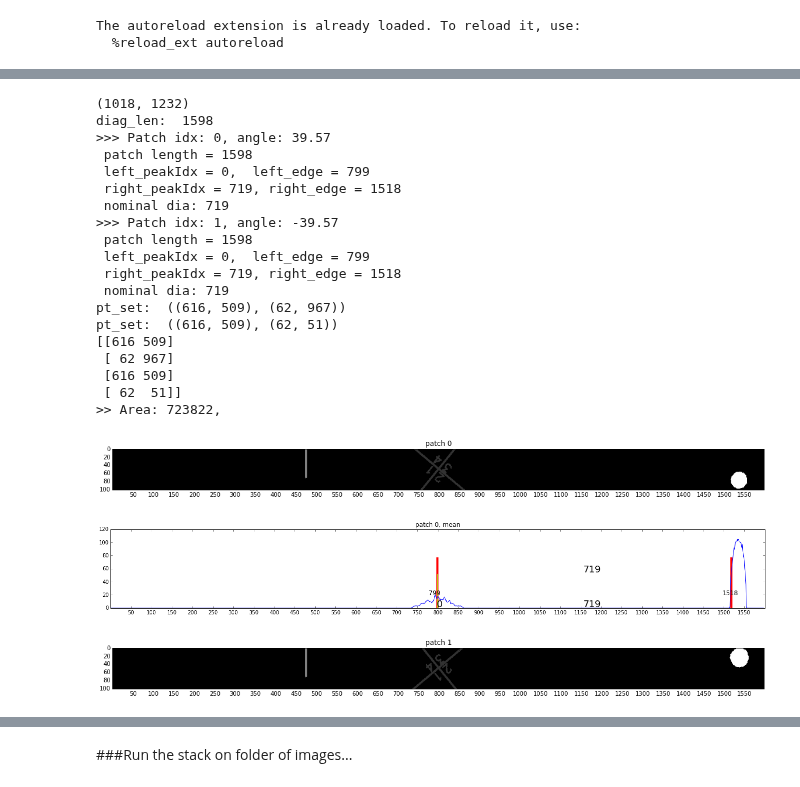
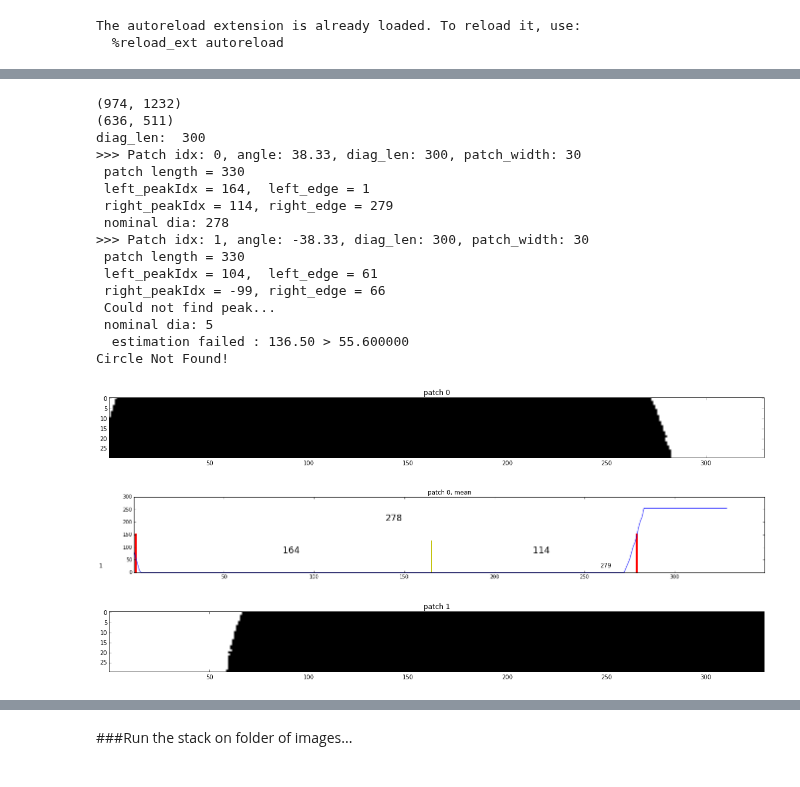
Before and after one commit to Aniruddh1/ipython-opencv-notebooks, a Jupyter notebook: notebooks/ContactFront_MR_EdgeCircles.ipynb, the cells around one changed output, grey strips where cells are left out. Saved outputs shown, nothing was run; the diff lists cells and outputs as text; code cells hidden in the pictures.

```diff
--- a/notebooks/ContactFront_MR_EdgeCircles.ipynb
+++ b/notebooks/ContactFront_MR_EdgeCircles.ipynb
@@ -17,16 +17,22 @@ import ip_routines as ip
 The autoreload extension is already loaded. To reload it, use:
   %reload_ext autoreload
 # %%
-#img_num = 275
-#img_num = 574
-#img_num = 2074
+# old video
 img_num = 2182   #centerXY = (690, 452)
 img_num = 2216   #centerXY = (748, 414), diag_len = 400
 process_img_name = ("/data/images/process_images/process_img_%d.jpg" % (img_num))
 
 img_num=30
 process_img_name = ("/data/tmp/process_img_2015-08-10_PL9_ZB09_%d.jpg" % (img_num))
+
+# from new ximea
+img_num = 3244   #centerXY = (630, 462), diag_len = 320
+process_img_name = ("/data/tmp/process_img_2015-10-28_thr_test1_%04d.png" % (img_num))
+
+process_img_name = ("/data/tmp/process_img_636-511--300.png")
+
 print process_img_name
-process_img = cv2.imread(process_img_name, -1)
+process_img = cv2.imread(process_img_name, cv2.IMREAD_GRAYSCALE)
 util.plot_imgs([(process_img, 'Process Image')], color=False)
+print process_img.shape
 # %% [output]
@@ -41,75 +96,79 @@ img = process_img.copy()
 (rows, cols) = img.shape[:2]
 print (rows, cols)
 centerXY = (cols/2, rows/2)
-#centerXY = (748, 414)
+centerXY = (636,511) # set manually...
+print centerXY
 
-cv2.line(img, (cols/2, 0), (cols/2, rows), 50, 3)
-cv2.line(img, (0, rows/2), (cols, rows/2), 50, 3)
-cv2.putText(img, "1", (centerXY[0]+5, centerXY[1]-5), cv2.FONT_HERSHEY_DUPLEX, 1, (50, 50, 50), 2)
-cv2.putText(img, "2", (centerXY[0]-25, centerXY[1]-5), cv2.FONT_HERSHEY_DUPLEX, 1, (50, 50, 50), 2)
-cv2.putText(img, "3", (centerXY[0]-25, centerXY[1]+25), cv2.FONT_HERSHEY_DUPLEX, 1, (50, 50, 50), 2)
-cv2.putText(img, "4", (centerXY[0]+5, centerXY[1]+25), cv2.FONT_HERSHEY_DUPLEX, 1, (50, 50, 50), 2)
+# cv2.line(img, (centerXY[0], 0), (centerXY[0], rows), 50, 3)
+# cv2.line(img, (0, centerXY[1]), (cols, centerXY[1]), 50, 3)
+# cv2.putText(img, "1", (centerXY[0]+5, centerXY[1]-5), cv2.FONT_HERSHEY_DUPLEX, 1, (50, 50, 50), 2)
+# cv2.putText(img, "2", (centerXY[0]-25, centerXY[1]-5), cv2.FONT_HERSHEY_DUPLEX, 1, (50, 50, 50), 2)
+# cv2.putText(img, "3", (centerXY[0]-25, centerXY[1]+25), cv2.FONT_HERSHEY_DUPLEX, 1, (50, 50, 50), 2)
+# cv2.putText(img, "4", (centerXY[0]+5, centerXY[1]+25), cv2.FONT_HERSHEY_DUPLEX, 1, (50, 50, 50), 2)
 
 debug_img = np.zeros((rows, cols, 3), np.uint8)
 debug_img[:,:,0] = img[:,:]
 debug_img[:,:,1] = img[:,:]
 debug_img[:,:,2] = img[:,:]
+#debug_img = img.copy()
 
 diag_len = int(np.hypot(rows, cols))
-#diag_len = 400
+diag_len = 300  # set manually...
 print "diag_len: ", diag_len
 
 mean_dia, pt_sets = ip.estimateCircleDiameter3(img, centerXY, diag_len, verbose, debug_img, show_plots)
 
 if mean_dia != -99:
     circle_pts = []
     for pt_set in pt_sets:
         print "pt_set: ", pt_set
         #cv2.line(debug_img, (pt_set[0][0], rows-pt_set[0][1]), (pt_set[1][0], rows-pt_set[1][1]), (0, 255, 0), 3)
         #cv2.line(debug_img, (pt_set[0][0], pt_set[0][1]), (pt_set[1][0], pt_set[1][1]), (0, 255, 0), 3)
         cv2.line(debug_img, pt_set[0], pt_set[1], (0, 255, 0), 3)
         circle_pts.append(pt_set[0])
         circle_pts.append(pt_set[1])
         cv2.circle(debug_img, pt_set[0], 5, (0,0,255), 5)
         cv2.circle(debug_img, pt_set[1], 5, (0,0,255), 5)
     circle_fit_pts = np.array(circle_pts)
     print circle_fit_pts
     (x,y), r = cv2.minEnclosingCircle(circle_fit_pts)
     fit_centerXY = ( int(x), int(y) )
     fit_radius = int(r)
     #cv2.circle(debug_img, centerXY, fit_radius, (0, 255, 255), 5)
 
     #diag_len = 2 * radius
     approx_area = (np.pi * (fit_radius**2))
 
-    print("%s>> Area: %d,  %s" % (util.GREEN, approx_area, util.RESET))
+    print("%s>> Area: %d, fit_centerXY: %s rad: %d %s" % (util.GREEN, approx_area, fit_centerXY, fit_radius, util.RESET))
+else:
+    print("Circle Not Found!")
+    fit_centerXY = centerXY
+    fit_radius = 5
+    approx_area = 0
 
 if show_plots:
     #cv2.ellipse(overlay,(center, ellipse[1], ellipse[2]),(255,0,0),4) #cv2.ellipse(img, (centerX,centerY), (width,height), 0, 0, 180, color, lt)
     cv2.circle(debug_img, fit_centerXY, fit_radius, (255,0,0),4)
     cv2.putText(debug_img, ("Area: %d"%(approx_area)), (20, 100), cv2.FONT_HERSHEY_DUPLEX, 2, util.green, 3)
     plot_lst.append([debug_img,"debug_img"])
     util.plot_imgs(plot_lst)
 # %% [output]
-(1018, 1232)
-diag_len:  1598
->>> Patch idx: 0, angle: 39.57
- patch length = 1598
- left_peakIdx = 0,  left_edge = 799
- right_peakIdx = 719, right_edge = 1518
- nominal dia: 719
->>> Patch idx: 1, angle: -39.57
- patch length = 1598
- left_peakIdx = 0,  left_edge = 799
- right_peakIdx = 719, right_edge = 1518
- nominal dia: 719
-pt_set:  ((616, 509), (62, 967))
-pt_set:  ((616, 509), (62, 51))
-[[616 509]
- [ 62 967]
- [616 509]
- [ 62  51]]
->> Area: 723822,
+(974, 1232)
+(636, 511)
+diag_len:  300
+>>> Patch idx: 0, angle: 38.33, diag_len: 300, patch_width: 30
+ patch length = 330
+ left_peakIdx = 164,  left_edge = 1
+ right_peakIdx = 114, right_edge = 279
+ nominal dia: 278
+>>> Patch idx: 1, angle: -38.33, diag_len: 300, patch_width: 30
+ patch length = 330
+ left_peakIdx = 104,  left_edge = 61
+ right_peakIdx = -99, right_edge = 66
+ Could not find peak...
+ nominal dia: 5
+  estimation failed : 136.50 > 55.600000
+Circle Not Found!
-[figure, old version]
+[figure, new version]
-[figure, old version]
+[figure, new version]
-[figure, old version]
+[figure, new version]
```
Also changed, not shown: parts of 5 cells of this notebook, 1 other file.
